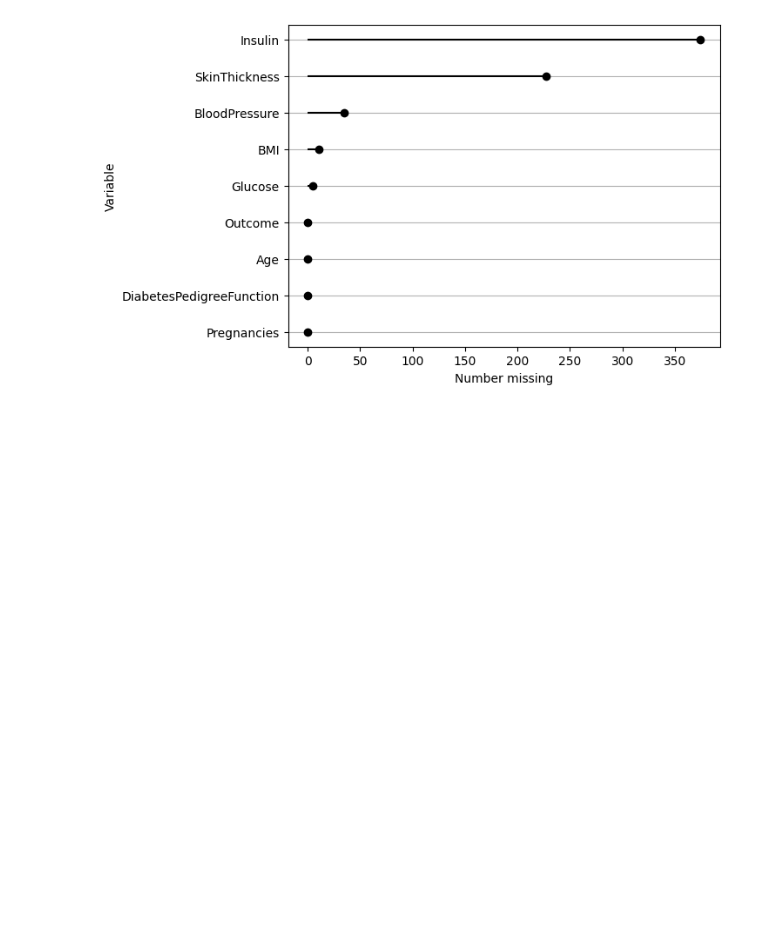
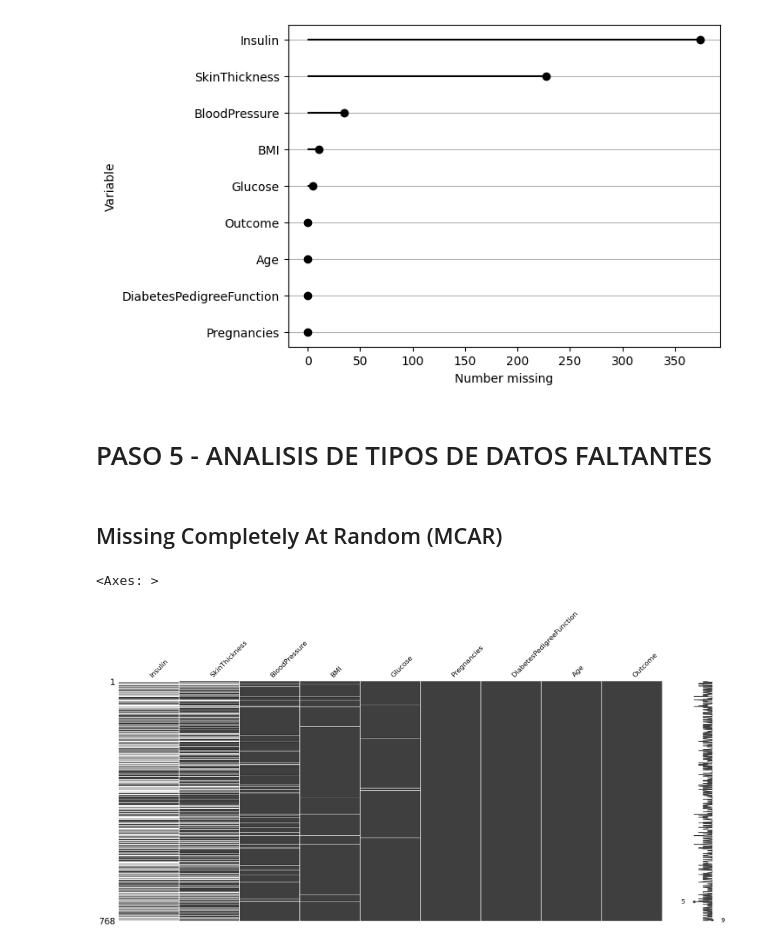
Before and after one commit to cesarmayta/BOOTCAMP_DSG1, a Jupyter notebook: dia2/01_tipo_faltantes_mcar_mar_mnar.ipynb, the cells around one changed output. Cells and saved outputs as stored; diff of their text form; code cells hidden in the pictures; blank space fills up the shorter version.

Commit message:
mcar mar nmar

```diff
--- a/dia2/01_tipo_faltantes_mcar_mar_mnar.ipynb
+++ b/dia2/01_tipo_faltantes_mcar_mar_mnar.ipynb
@@ -66,3 +66,16 @@ diabetes_df.missing.number_missing()
 diabetes_df.missing.missing_variable_plot()
 # %% [output]
 [figure]
+# %% [markdown]
+# PASO 5 - ANALISIS DE TIPOS DE DATOS FALTANTES
+# %% [markdown]
+## Missing Completely At Random (MCAR)
+# %%
+(
+    diabetes_df
+    .missing.sort_variables_by_missingness()
+    .pipe(missingno.matrix)
+)
+# %% [output]
+<Axes: >
+[figure, added]
```
Also changed, not shown: parts of 4 cells of this notebook.
